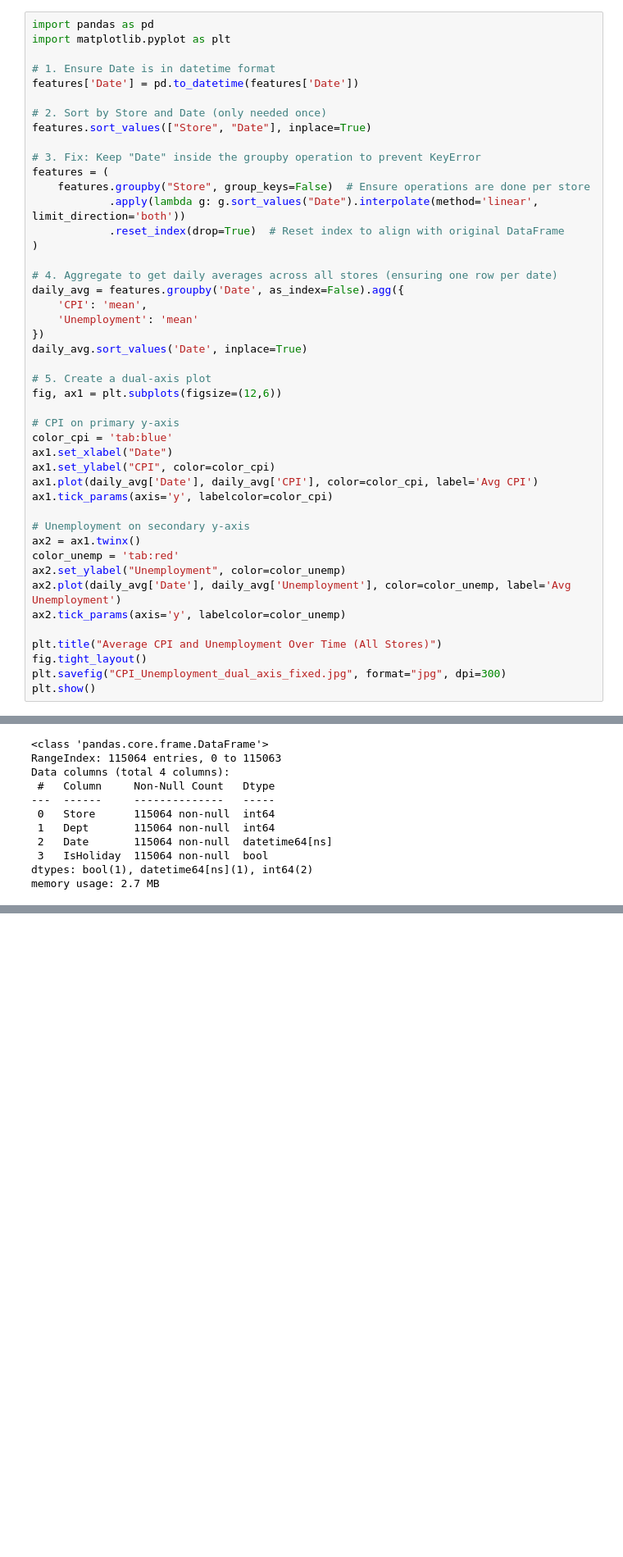
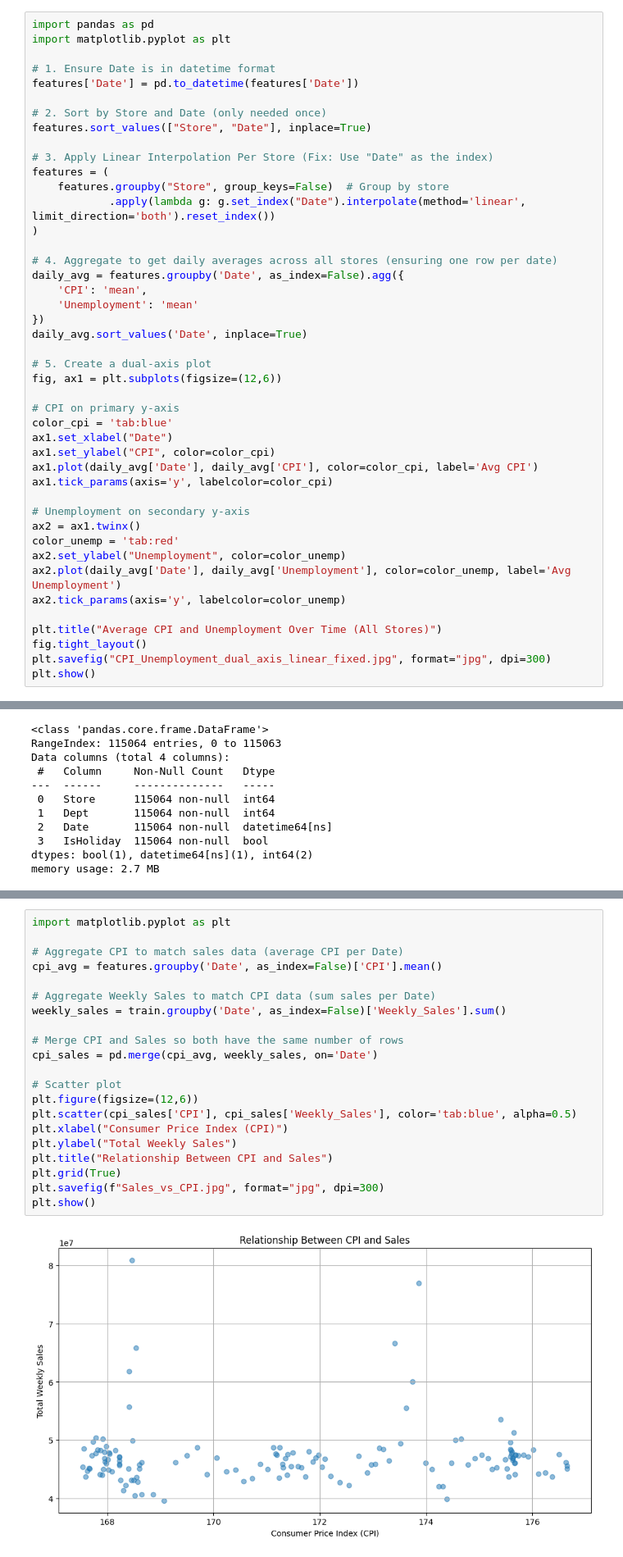
Before and after one commit to johnpospisil/walmart-sales, a Jupyter notebook: forecasting-walmart-sales.ipynb, the cells around one changed output, grey strips where cells are left out. Shown: that part at 82% size. Cells and saved outputs as stored; diff of their text form; blank space fills up the shorter version.

```diff
--- a/forecasting-walmart-sales.ipynb
+++ b/forecasting-walmart-sales.ipynb
@@ -353,11 +354,10 @@ features['Date'] = pd.to_datetime(features['Date'])
 # 2. Sort by Store and Date (only needed once)
 features.sort_values(["Store", "Date"], inplace=True)
 
-# 3. Fix: Keep "Date" inside the groupby operation to prevent KeyError
+# 3. Apply Linear Interpolation Per Store (Fix: Use "Date" as the index)
 features = (
-    features.groupby("Store", group_keys=False)  # Ensure operations are done per store
-            .apply(lambda g: g.sort_values("Date").interpolate(method='linear', limit_direction='both'))
-            .reset_index(drop=True)  # Reset index to align with original DataFrame
+    features.groupby("Store", group_keys=False)  # Group by store
+            .apply(lambda g: g.set_index("Date").interpolate(method='linear', limit_direction='both').reset_index())
 )
 
 # 4. Aggregate to get daily averages across all stores (ensuring one row per date)
@@ -386,7 +386,7 @@ ax2.tick_params(axis='y', labelcolor=color_unemp)
 
 plt.title("Average CPI and Unemployment Over Time (All Stores)")
 fig.tight_layout()
-plt.savefig("CPI_Unemployment_dual_axis_fixed.jpg", format="jpg", dpi=300)
+plt.savefig("CPI_Unemployment_dual_axis_linear_fixed.jpg", format="jpg", dpi=300)
 plt.show()
 # %% [output]
 [figure]
@@ -591,0 +655,23 @@ Unique values: [False  True]
+# %%
+import matplotlib.pyplot as plt
+
+# Aggregate CPI to match sales data (average CPI per Date)
+cpi_avg = features.groupby('Date', as_index=False)['CPI'].mean()
+
+# Aggregate Weekly Sales to match CPI data (sum sales per Date)
+weekly_sales = train.groupby('Date', as_index=False)['Weekly_Sales'].sum()
+
+# Merge CPI and Sales so both have the same number of rows
+cpi_sales = pd.merge(cpi_avg, weekly_sales, on='Date')
+
+# Scatter plot
+plt.figure(figsize=(12,6))
+plt.scatter(cpi_sales['CPI'], cpi_sales['Weekly_Sales'], color='tab:blue', alpha=0.5)
+plt.xlabel("Consumer Price Index (CPI)")
+plt.ylabel("Total Weekly Sales")
+plt.title("Relationship Between CPI and Sales")
+plt.grid(True)
+plt.savefig(f"Sales_vs_CPI.jpg", format="jpg", dpi=300)
+plt.show()
+# %% [output]
+[figure, added]
```
Also changed, not shown: parts of 20 cells of this notebook.
